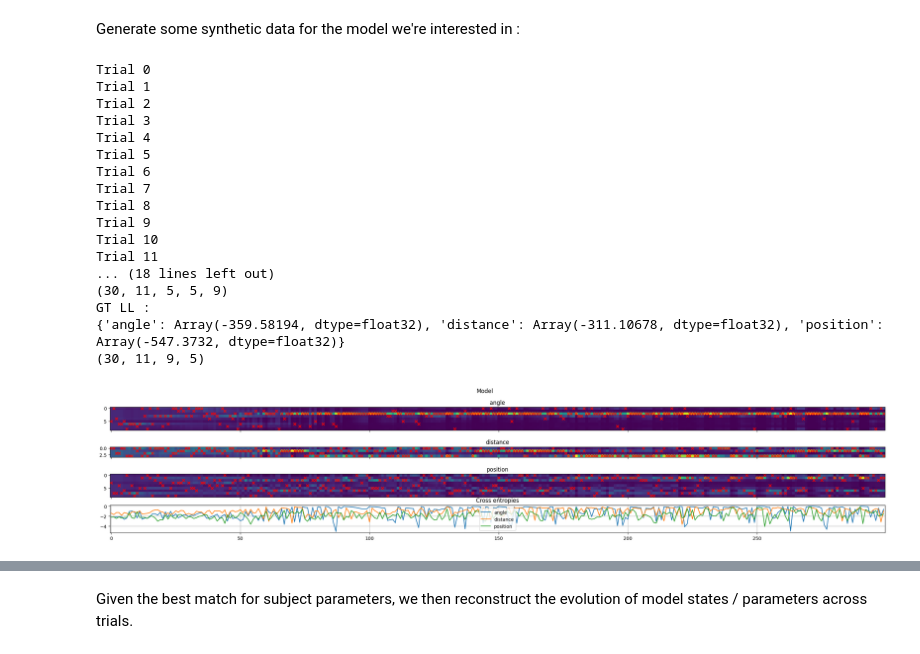
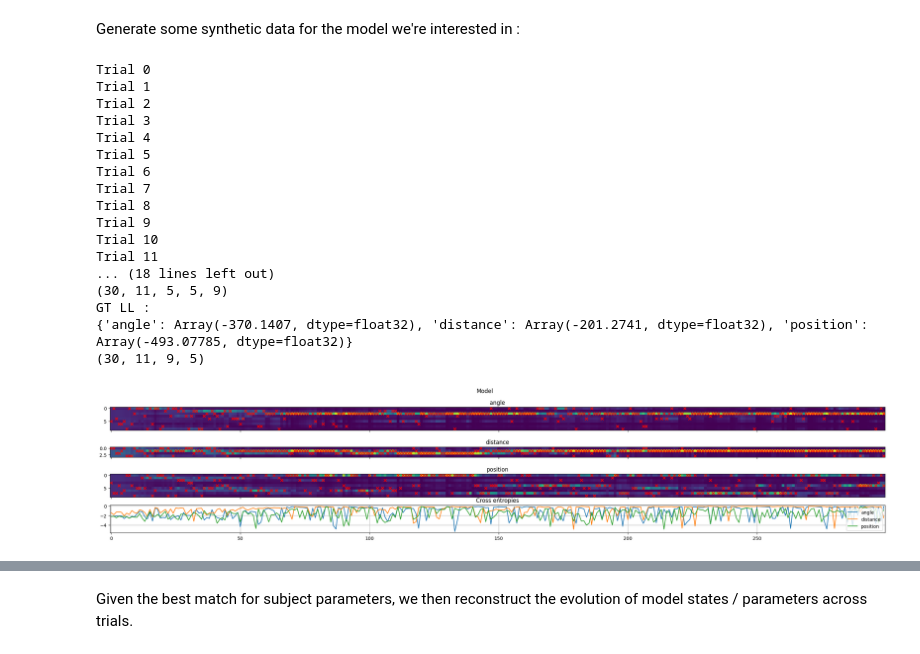
Before and after one commit to Erresthor/Behavioural_analog_to_BCI_training, a Jupyter notebook: computational_modeling_307_gen_lat_ql.ipynb, the cells around one changed output, grey strips where cells are left out. Drawn from its saved outputs; the diff is of its cells as text; code cells hidden in the pictures.

```diff
--- a/computational_modeling_307_gen_lat_ql.ipynb
+++ b/computational_modeling_307_gen_lat_ql.ipynb
@@ -176,7 +151,7 @@ Trial 9
 Generate some synthetic data for the model we're interested in :
 # %%
 
-GT_latql_agent_hyperparameters = {
+GT_genlatql_agent_hyperparameters = {
     "angle":{
         "alpha_+":0.2,
         "alpha_-":0.2,
@@ -185,37 +160,38 @@ GT_latql_agent_hyperparameters = {
         "beta_ck" : 2.0,
         "transition_alpha" : 0.5,
         "perception_sigma" : 0.2,
+        "gamma_generalize" : 1.0
     },
     "position":{
         "alpha_+":0.2,
         "alpha_-":0.2,
         "beta" :30.0,
         "alpha_ck" : 0.05,
-        "beta_ck" : 0.0,
+        "beta_ck" : 2.0,
         "transition_alpha" : 0.5,
         "perception_sigma" : 0.2,
+        "gamma_generalize" : 1.0
     },
     "distance":{
         "alpha_+":0.2,
         "alpha_-":0.2,
         "beta" : 30.0,
         "alpha_ck" : 0.05,
-        "beta_ck" : 0.0,
+        "beta_ck" : 2.0,
         "transition_alpha" : 0.5,
         "perception_sigma" : 0.2,
+        "gamma_generalize" : 1.0
     }
 }
 
 n_trials = 30
-SYNTHETIC_DATA = generate_synthetic_data(ENVIRONMENT,latQL_agent(GT_latql_agent_hyperparameters,models_constants),
+SYNTHETIC_DATA = generate_synthetic_data(ENVIRONMENT,gen_latQL_agent(GT_genlatql_agent_hyperparameters,models_constants),
                                          n_trials=n_trials,seed = 1,verbose = True)
 (formatted_stimuli,bool_stimuli,rewards,true_actions,tmtsp) = SYNTHETIC_DATA
 
 
 # Optimal likelihood for the data (the best predictive power we should be able to achieve ):
-(lls,ces),predictions,model_variables = compute_loglikelihood(SYNTHETIC_DATA,latQL_agent(GT_latql_agent_hyperparameters,models_constants),"sum",return_params=True)
-# final_parameters,predicted_actions,state_history = compute_predicted_actions(SYNTHETIC_DATA,latQL_agent(GT_latql_agent_hyperparameters,models_constants))
-# model_states,other_data = state_history
+(lls,ces),predictions,model_variables = compute_loglikelihood(SYNTHETIC_DATA,gen_latQL_agent(GT_genlatql_agent_hyperparameters,models_constants),"sum",return_params=True)
 
 predicted_actions,final_parameters = predictions
 model_states,data = model_variables
@@ -238,35 +214,35 @@ for i,key in enumerate(predicted_actions.keys()):
     N_timesteps  = prediction_map.shape[0]
     ax.scatter(np.arange(N_timesteps),np.argmax(true_actions[key],axis=-1),color="red",marker="x")
 
 ax = axs[-1]
 ax.set_title("Cross entropies")
 for mod,series in ces.items():
     ax.plot(series.flatten(),label=mod)
 ax.legend()
 ax.grid()
 
 print("GT LL : ")
 print(lls)
 print(qt_history["angle"].shape)
 # %% [output]
 Trial 0
 Trial 1
 Trial 2
 Trial 3
 Trial 4
 Trial 5
 Trial 6
 Trial 7
 Trial 8
 Trial 9
 Trial 10
 Trial 11
 ... (18 lines left out)
 (30, 11, 5, 5, 9)
 GT LL :
-{'angle': Array(-359.58194, dtype=float32), 'distance': Array(-311.10678, dtype=float32), 'position': Array(-547.3732, dtype=float32)}
+{'angle': Array(-370.1407, dtype=float32), 'distance': Array(-201.2741, dtype=float32), 'position': Array(-493.07785, dtype=float32)}
 (30, 11, 9, 5)
-[figure, old version]
+[figure, new version]
 # %%
 # Analyse the variables of this agent :
 
```
Also changed, not shown: parts of 6 cells of this notebook, 5 other files.
